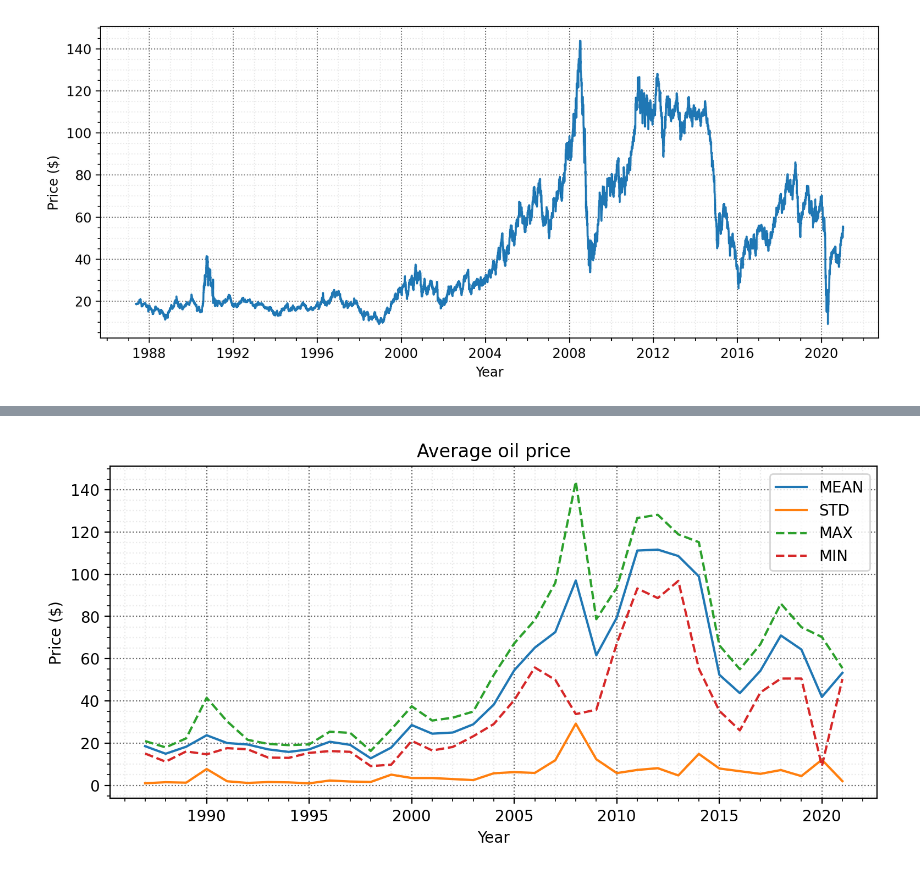
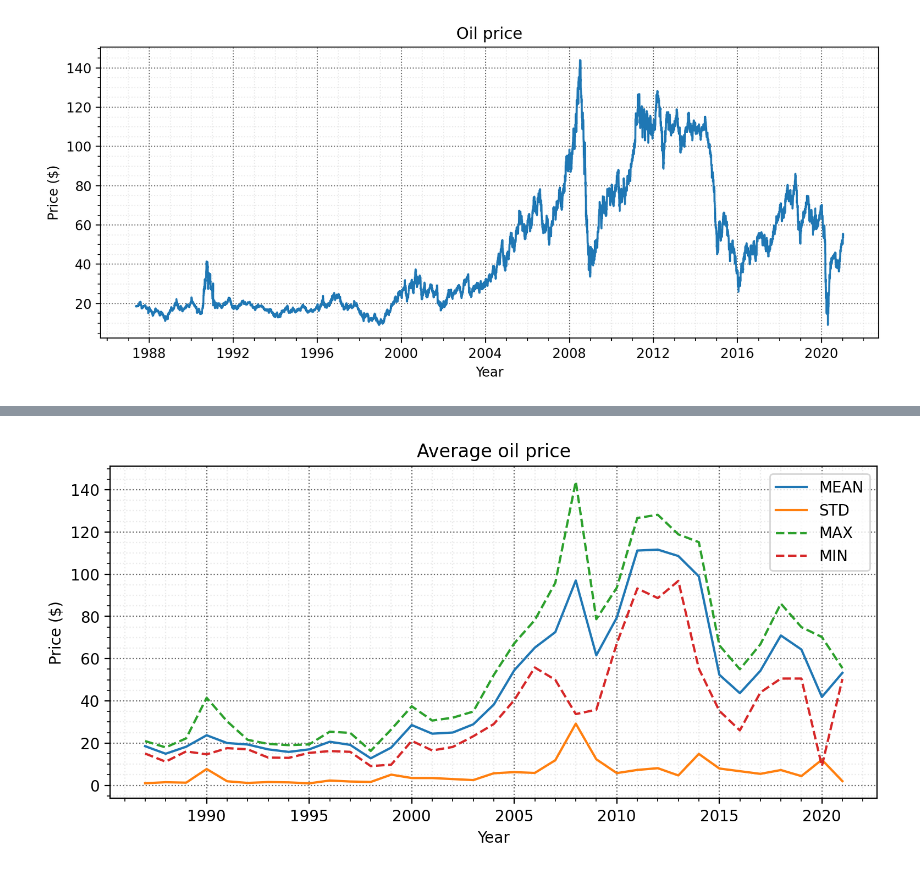
Before and after one commit to marslanahmed/Project2-Predicting-Oil-Prices-using-ARIMA, a Jupyter notebook: project_notebook.ipynb, the cells around one changed output, grey strips where cells are left out. Drawn from its saved outputs; the diff is of its cells as text; code cells hidden in the pictures.

```diff
--- a/project_notebook.ipynb
+++ b/project_notebook.ipynb
@@ -12,9 +26,9 @@ import numpy as np
 import os
 import pmdarima as pm
 import warnings
-warnings.filterwarnings("ignore")
+warnings.filterwarnings("ignore") # uncomment to see all warnings
 
-# Import specific functions
+# Import plotting functionality
 import matplotlib as mpl
 from matplotlib import pyplot as plt
 fig_width=9
@@ -22,20 +36,7 @@ fig_height=4
 mpl.rcParams['figure.dpi']= 200
 mpl.rcParams.update({'figure.figsize':(fig_width,fig_height), 'figure.dpi':200})
 mpl.rcParams.update({'font.size': 10})
-
-"""
-SMALL_SIZE = 8
-MEDIUM_SIZE = 10
-BIGGER_SIZE = 20
-
-plt.rc('font', size=SMALL_SIZE)          # controls default text sizes
-plt.rc('axes', titlesize=SMALL_SIZE)     # fontsize of the axes title
-plt.rc('axes', labelsize=MEDIUM_SIZE)    # fontsize of the x and y labels
-plt.rc('xtick', labelsize=SMALL_SIZE)    # fontsize of the tick labels
-plt.rc('ytick', labelsize=SMALL_SIZE)    # fontsize of the tick labels
-plt.rc('legend', fontsize=SMALL_SIZE)    # legend fontsize
-plt.rc('figure', titlesize=BIGGER_SIZE)  # fontsize of the figure title
-"""
+import seaborn as sns
 
 from statsmodels.tsa.stattools import adfuller
 from numpy import log
@@ -44,7 +45,6 @@ from statsmodels.tsa.arima_model import ARIMA
 
 # Hold the current working directory in a variable
 pwd = os.getcwd()
-#print(pwd)
 # %%
 """======================="""
 """ READ THE DATA         """
@@ -80,21 +109,21 @@ dtype: object
 # %%
 """======================="""
 """ PLOT THE DATA         """
 """======================="""
 ## Now we can plot the data to see some cool patterns
 plt.rcParams.update({'figure.figsize':(fig_width,fig_height), 'figure.dpi':200})
 plt.figure()
 plt.plot(df['date'],df['price'])
-#plt.title("Oil price")
+plt.title("Oil price")
 plt.xlabel("Year")
 plt.ylabel("Price ($)")
 ## Show the major grid lines with dark grey lines
 plt.grid(b=True, which='major', color='#666666', linestyle=':')
 ## Show the minor grid lines with very faint and almost transparent grey lines
 plt.minorticks_on()
 plt.grid(b=True, which='minor', color='#999999', linestyle=':', alpha=0.2)
 plt.tight_layout()
 plt.savefig(pwd+"/oil_prices.png")
 plt.show()
 # %% [output]
-[figure, old version]
+[figure, new version]
```
Also changed, not shown: parts of 30 cells of this notebook.
